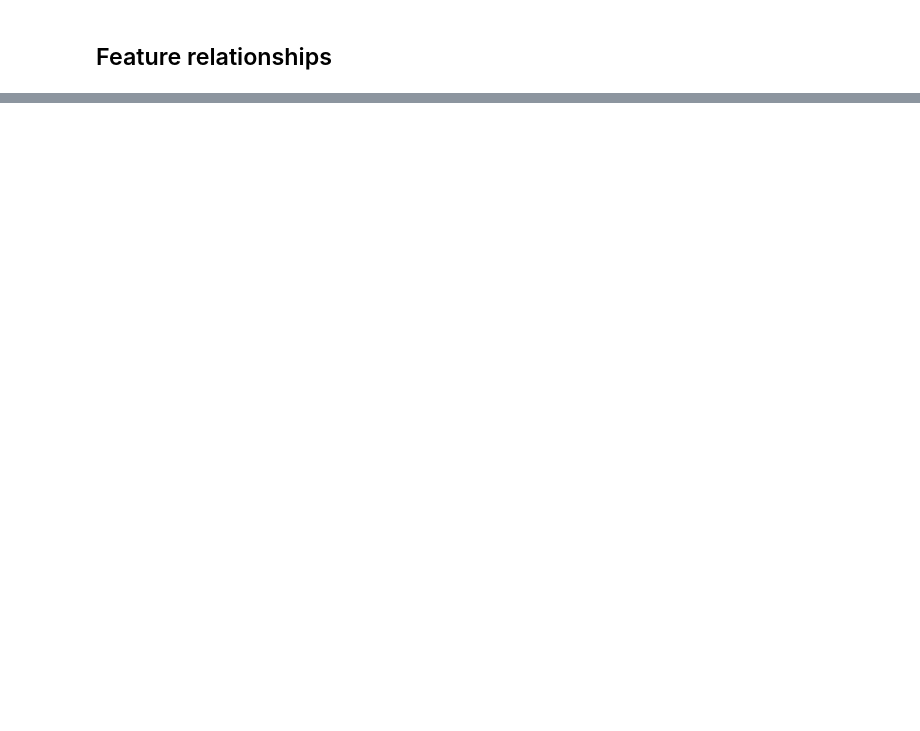
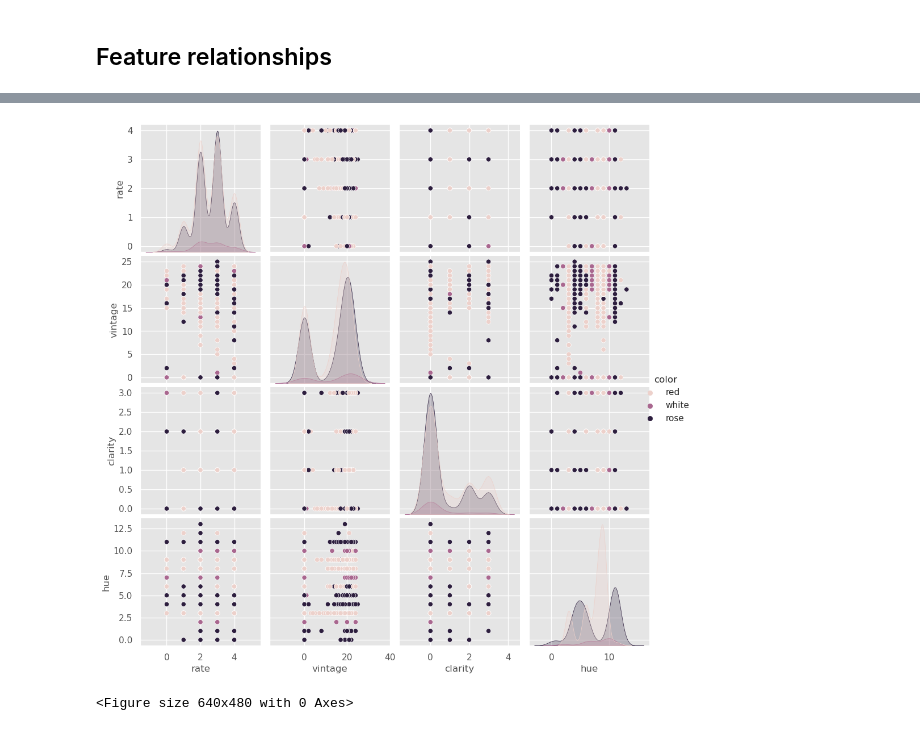
Before and after one commit to brunobonaiuto/collaborativeFiltering, a Jupyter notebook: src/eda.ipynb, the cells around one changed output, grey strips where cells are left out. Saved outputs shown, nothing was run; the diff lists cells and outputs as text; code cells hidden in the pictures; blank space fills up the shorter version.

```diff
--- a/src/eda.ipynb
+++ b/src/eda.ipynb
@@ -399,0 +557,22 @@ merged_df2
+# %%
+# Identify the top 3 highly correlated variables
+top_variables = correlation.abs().sort_values(ascending=False).index[1:4]  # rate was excluded
+
+# DataFrame with only these variables, 'rate', and 'color'
+df_subset = df_encoded[['rate', 'color'] + list(top_variables)]
+
+# Pairplot and get the legend object
+pairplot = sns.pairplot(df_subset, hue='color')
+legend = pairplot._legend
+
+# Set the labels
+labels = ['red', 'white', 'rose']  # Replace with your labels
+for t, l in zip(legend.texts, labels):
+    t.set_text(l)
+
+plt.show()
+#save
+plt.savefig('/home/bbruno/all_here/python course/vinnie/img/pairplot.png')
+# %% [output]
+[figure, added]
+<Figure size 640x480 with 0 Axes>
```
Also changed, not shown: parts of 11 cells of this notebook, 7 other files.
